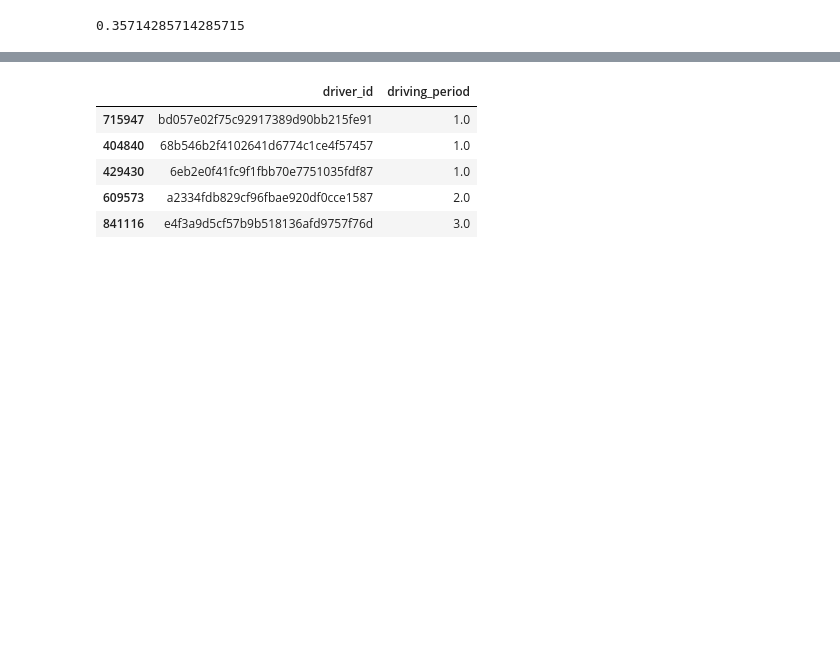
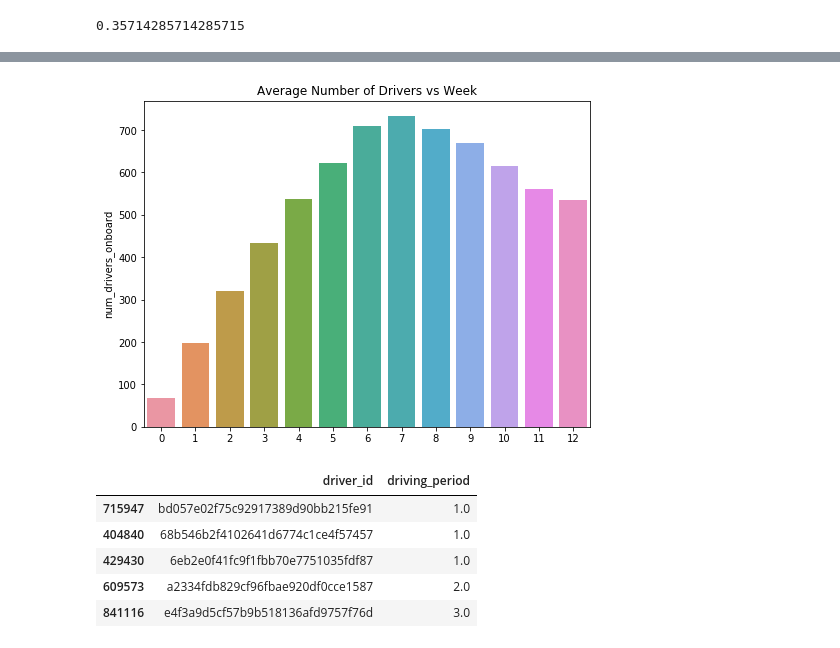
Before and after one commit to wjensheng/lyft, a Jupyter notebook: lyft_nb.ipynb, the cells around one changed output, grey strips where cells are left out. Drawn from its saved outputs; the diff is of its cells as text; code cells hidden in the pictures; blank space fills up the shorter version.

```diff
--- a/lyft_nb.ipynb
+++ b/lyft_nb.ipynb
@@ -507,3 +562,14 @@ churn_rate
+# %%
+N = 7
+weekly_retention = retention.groupby(retention.index // N).mean()
+# %%
+plt.figure(figsize=(8,6))
+plt.title('Average Number of Drivers vs Week')
+sns.barplot(x=np.arange(len(weekly_retention)),
+            y=weekly_retention['num_drivers_onboard'])
+plt.show()
+# %% [output]
+[figure, added]
 # %%
 onboard_period = df[~df['driving_period'].isna()]
 
```
Also changed, not shown: parts of 12 cells of this notebook.
